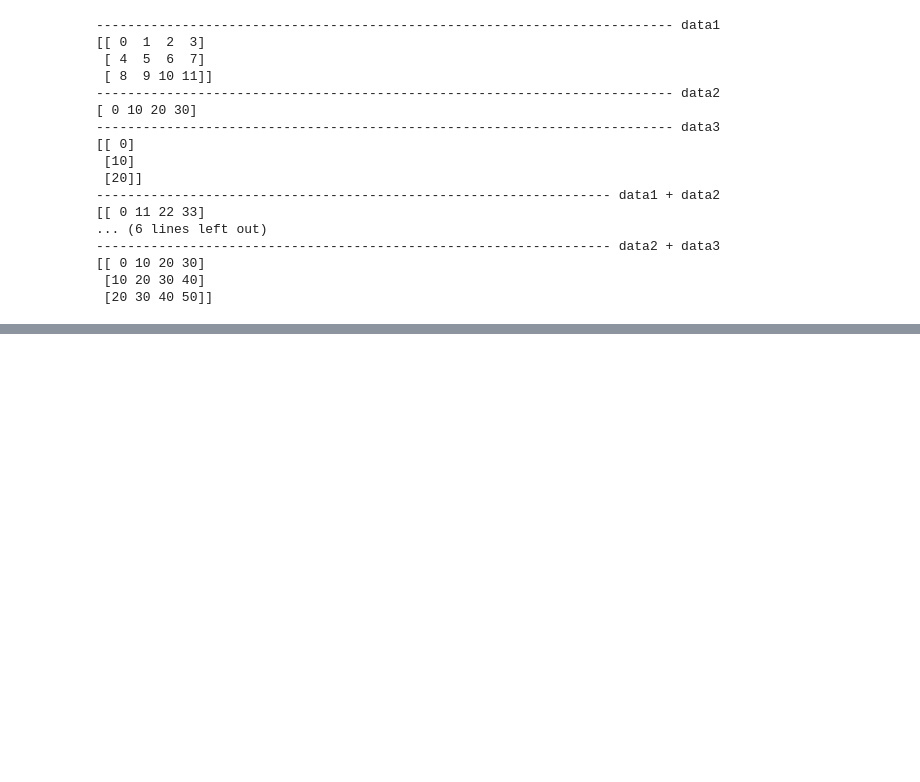
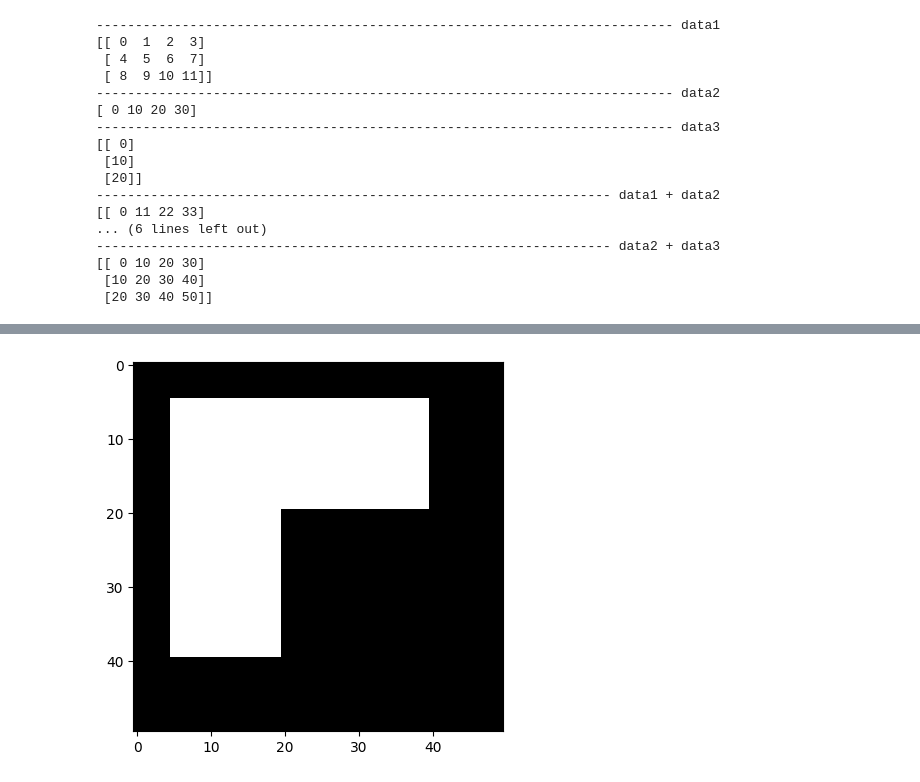
Before and after one commit to kingNomad3/noteCVM, a Jupyter notebook: Resume/AI/numpy/NumPy_I.ipynb, the cells around one changed output, grey strips where cells are left out. Drawn from its saved outputs; the diff is of its cells as text; code cells hidden in the pictures; blank space fills up the shorter version.

```diff
--- a/Resume/AI/numpy/NumPy_I.ipynb
+++ b/Resume/AI/numpy/NumPy_I.ipynb
@@ -485,3 +477,94 @@ print_result('data2 + data3')
 [[ 0 10 20 30]
  [10 20 30 40]
  [20 30 40 50]]
+# %%
+import matplotlib.pyplot as plt
+import numpy as np
+import numpy as np
+import matplotlib.pyplot as plt
+
+def find_number_of_sides(image):
+    def is_corner(p, q, r):
+        x1, y1 = p
+        x2, y2 = q
+        x3, y3 = r
+        cross_product = (y2 - y1) * (x3 - x2) - (x2 - x1) * (y3 - y2)
+        return cross_product != 0
+
+    def trace_boundary(start_pixel):
+        current_pixel = start_pixel
+        boundary = [start_pixel]
+        while True:
+            x, y = current_pixel
+            neighbors = [
+                (x - 1, y), (x + 1, y), (x, y - 1), (x, y + 1)
+            ]
+            next_pixel = None
+            for neighbor in neighbors:
+                if 0 <= neighbor[0] < image.shape[0] and 0 <= neighbor[1] < image.shape[1] and image[neighbor] == 1:
+                    next_pixel = neighbor
+                    break
+            if next_pixel is None or next_pixel == start_pixel:
+                break
+            boundary.append(next_pixel)
+            current_pixel = next_pixel
+        return boundary
+
+    # Find the first white pixel (assuming the shape is white)
+    start_pixel = np.argwhere(image == 1)[0]
+
+    # Trace the boundary of the shape
+    boundary = trace_boundary(tuple(start_pixel))
+
+    # Calculate the number of sides using the corner count method
+    num_sides = sum(is_corner(boundary[i - 2], boundary[i - 1], boundary[i]) for i in range(len(boundary)))
+
+    # Adjust the number of sides by considering the last segment
+    num_sides += is_corner(boundary[-2], boundary[-1], boundary[0])
+
+    print(f"Number of sides: {num_sides}")
+
+    # Calculate the sum of angles
+    sum_of_angles = (num_sides - 2) * 90  # Sum of angles in an L shape
+    print(f"Sum of angles: {sum_of_angles} degrees")
+
+def centroid(image):
+    rows, cols = np.nonzero(image)
+    centroid_x = np.mean(cols)
+    centroid_y = np.mean(rows)
+    return centroid_x, centroid_y
+
+def area(image):
+    return np.sum(image)
+
+def create_image(shape):
+    return np.zeros(shape)
+
+arr = create_image((50, 50))
+arr[5:30, 5:10] = 1
+arr[5:10, 10:30] = 1
+print(f'Centroid : {centroid(arr)}')
+print(f'Aire : {area(arr)}')
+xx = np.sum(np.sum(arr, axis=0).astype(np.bool_))
+yy = np.sum(np.sum(arr, axis=1).astype(np.bool_))
+print(f'Somme x : { xx }')
+print(f'Somme y : { yy }')
+print(f'Aire bounding box : {xx * yy}')
+
+arr = create_image((50, 50))
+arr[5:40, 5:20] = 1
+arr[5:20, 5:40] = 1
+print(f'Centroid : {centroid(arr)}')
+print(f'Aire : {area(arr)}')
+xx = np.sum(np.sum(arr, axis=0).astype(np.bool_))
+yy = np.sum(np.sum(arr, axis=1).astype(np.bool_))
+print(f'Somme x : { xx }')
+print(f'Somme y : { yy }')
+print(f'Aire bounding box : {xx * yy}')
+
+# Call the function to find and print the number of sides
+find_number_of_sides(arr)
+
+plt.imshow(arr, cmap=plt.cm.gray)
+plt.show()
+# %% [output]
@@ -487,0 +583 @@ print_result('data2 + data3')
+[figure, added]
```
Also changed, not shown: parts of 2 cells of this notebook, 6 other files.
